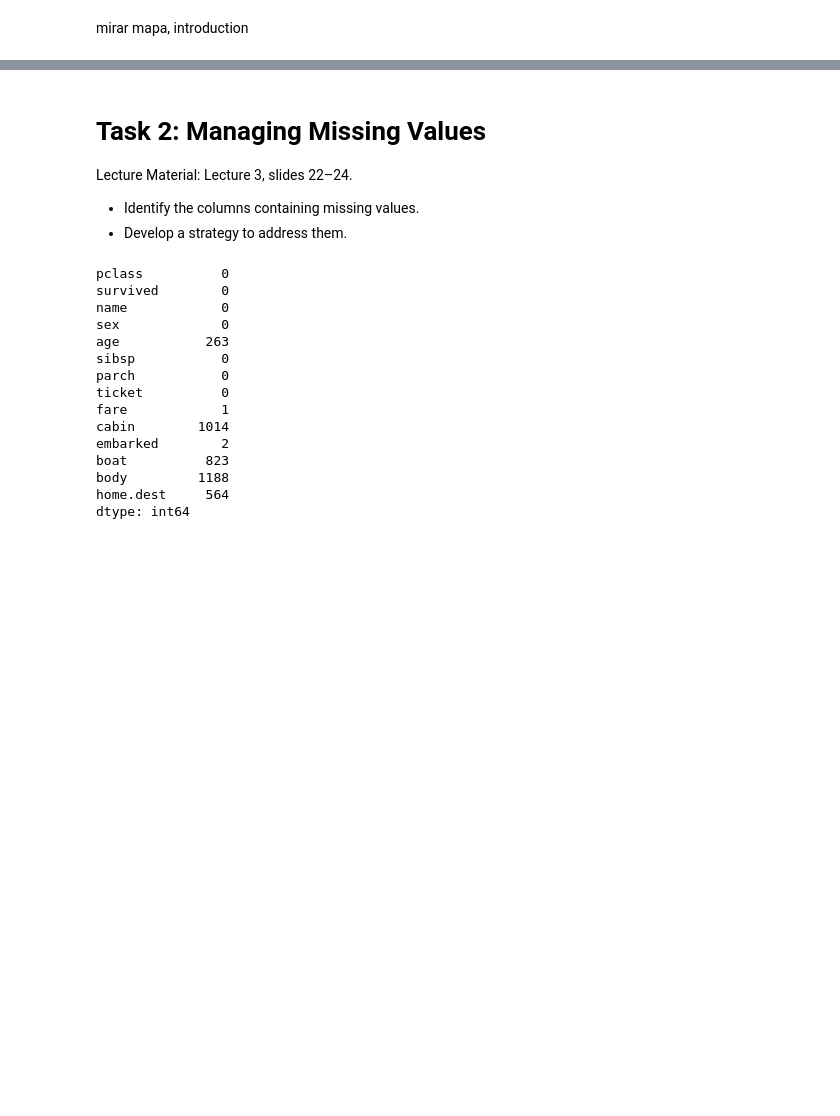
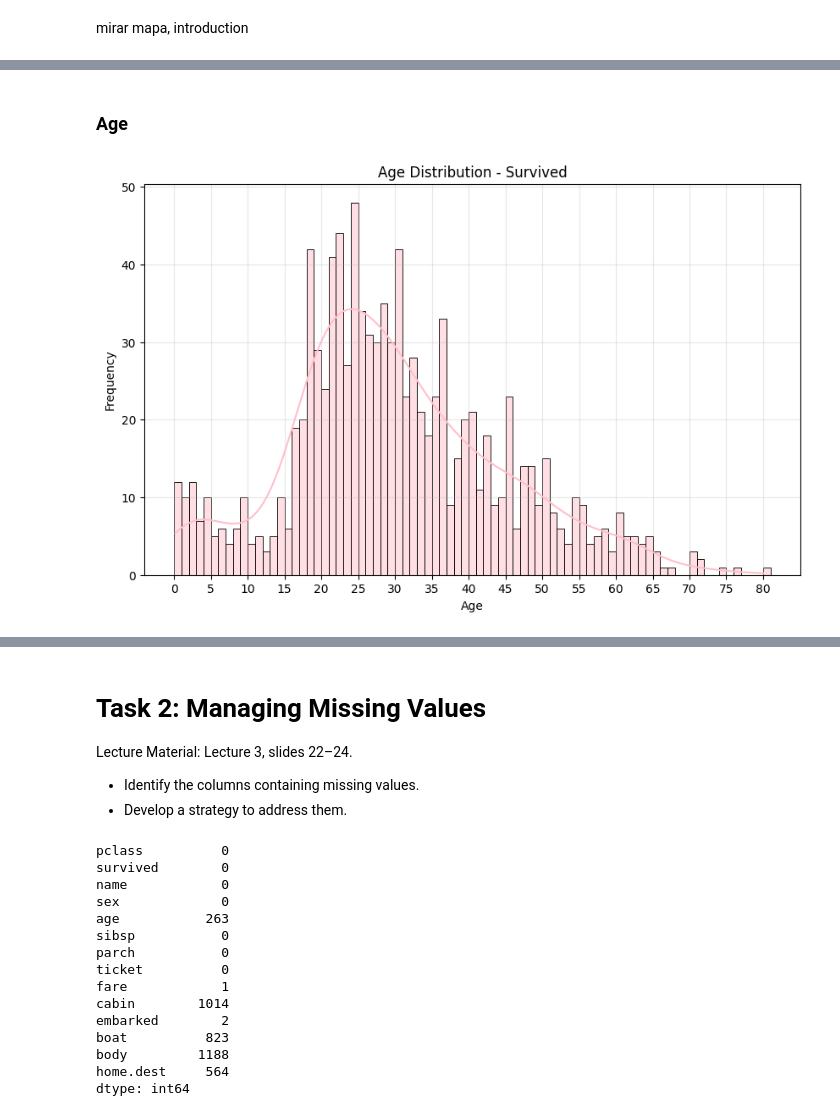
Before and after one commit to catebros/ML-fundamentals-2025, a Jupyter notebook: assignment_1_caterinamaria_barberoros[_barberoros].ipynb, the cells around one changed output, grey strips where cells are left out. Drawn from its saved outputs; the diff is of its cells as text; code cells hidden in the pictures; blank space fills up the shorter version.

```diff
--- a/assignment_1_caterinamaria_barberoros[_barberoros].ipynb
+++ b/assignment_1_caterinamaria_barberoros[_barberoros].ipynb
@@ -127,0 +90,16 @@ S         263.0000
+# %% [markdown]
+### Age
+# %%
+plt.figure(figsize=(10, 6))
+bins_survived = np.arange(0, df['age'].max() + 2)
+sns.histplot(data=df, x='age', bins=bins_survived,
+             kde=True, color='pink',
+             binrange=(0, df['age'].max() + 1))
+plt.title('Age Distribution - Survived')
+plt.xlabel('Age')
+plt.ylabel('Frequency')
+plt.xticks(np.arange(0, df['age'].max() + 1, 5))
+plt.grid(True, alpha=0.3)
+plt.show()
+# %% [output]
+[figure, added]
```
Also changed, not shown: parts of 76 cells of this notebook.
